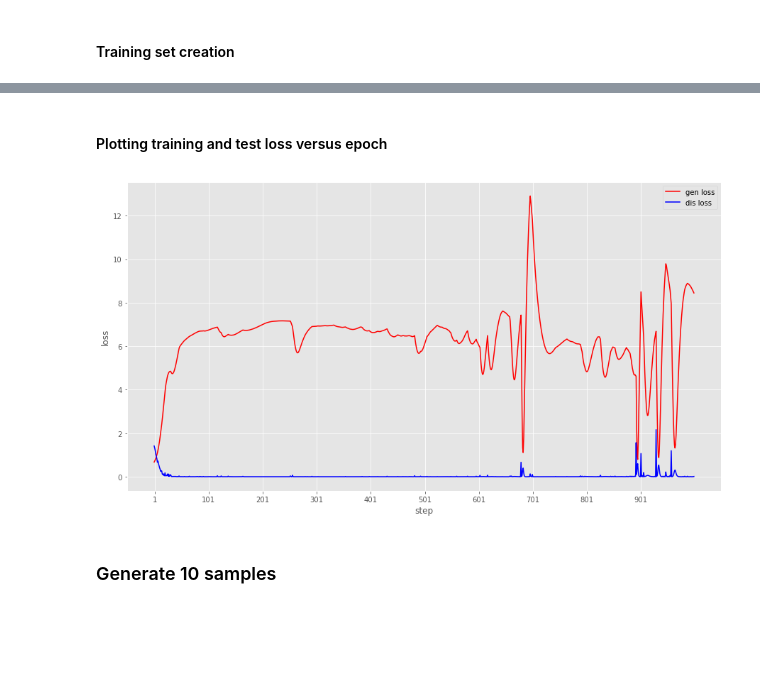
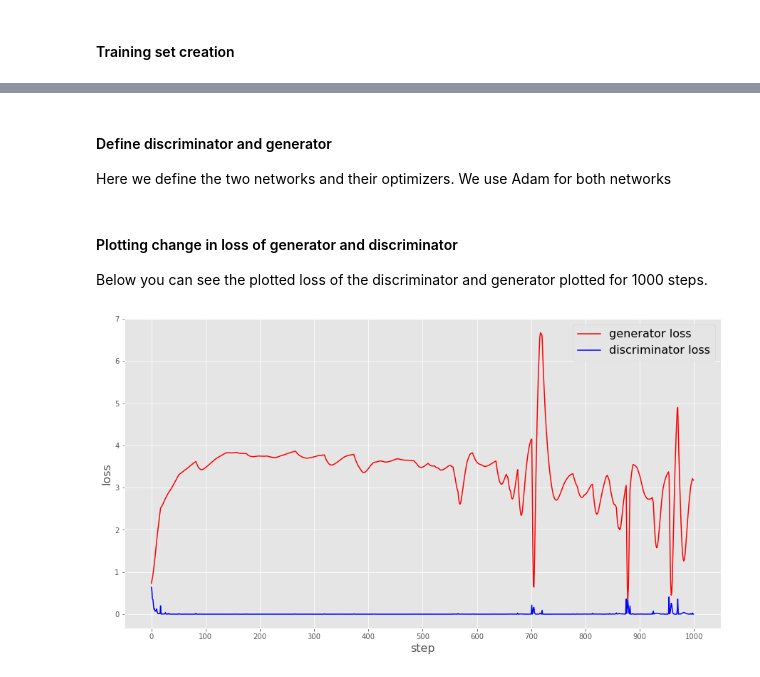
Before and after one commit to pieterwolfert/ccn, a Jupyter notebook: assignment6/Assignment6.ipynb, the cells around one changed output, grey strips where cells are left out. Drawn from its saved outputs; the diff is of its cells as text; code cells hidden in the pictures; blank space fills up the shorter version.

```diff
--- a/assignment6/Assignment6.ipynb
+++ b/assignment6/Assignment6.ipynb
@@ -65,32 +95,3 @@ In the class below the structure of the discriminator (GAN) is defined and a cla
-# %%
-class Discriminator(Chain):
-    def __init__(self):
-        super(Discriminator, self).__init__()
-        with self.init_scope():
-            self.conv1 = L.Convolution2D(in_channels=None, out_channels=5, ksize=5, stride=1, pad=0)
-            self.l1 = L.Linear(None, 1)
-
-    def __call__(self, x):
-
-        h = F.relu(self.conv1(x))
-        output = F.sigmoid(self.l1(h))
-        return output
-
-class Classifier_Dis(Chain):
-    """
-
-    Classifier chain on top of Neural Network chain
-    for accuracy evaluation and prediction
-
-    """
-    def __init__(self, predictor):
-        super(Classifier_Dis, self).__init__()
-        with self.init_scope():
-            self.predictor = predictor
-
-    def __call__(self, x):
-        y = self.predictor(x)
-        return y
 # %% [markdown]
 #### Training set creation
 # %%
@@ -105,3 +100,6 @@ plt.imshow((train_data[1][0]), cmap='gray')
+# %% [markdown]
+#### Define discriminator and generator
+Here we define the two networks and their optimizers. We use Adam for both networks
 # %%
 dis = Discriminator()
 classifier_dis = Classifier_Dis(dis)
@@ -126,36 +124,35 @@ for step, sample in enumerate(ri):
     classifier_dis.cleargrads()
     y_fake = F.sum(classifier_dis(x_fake))
     y_real = F.sum(classifier_dis(x))
-    loss_d = -F.log(y_real) - F.log(1 - y_fake)
+    loss_d = -0.5*F.log(y_real) - 0.5*F.log(1 - y_fake)
     dis_loss.append({'step': step, 'loss': loss_d.data})
     loss_d.backward()
     optimizer_dis.update()
 
     # Update Generator
     gen.cleargrads()
-    loss_g = -F.log(y_fake)
+    loss_g = -0.5*F.log(y_fake)
     gen_loss.append({'step': step, 'loss': loss_g.data})
     loss_g.backward()
     optimizer_gen.update()
-# %% [markdown]
-#### Plotting training and test loss versus epoch
+# %% [markdown]
+#### Plotting change in loss of generator and discriminator
+Below you can see the plotted loss of the discriminator and generator plotted for 1000 steps.
 # %%
 def visualize_loss(gen_loss, dis_loss, nr_steps=50):
     matplotlib.style.use('ggplot')
     figure = plt.figure(figsize=(15,8))
     ax = figure.add_subplot(111)
-    ax.set_xlabel('step')
-    ax.set_ylabel('loss')
-    xticks = np.arange(1, nr_steps+1, 100)
+    ax.set_xlabel('step',fontsize=16)
+    ax.set_ylabel('loss', fontsize=16)
+    xticks = np.arange(0, nr_steps+1, 100)
     ax.set_xticks(xticks)
     e_gen, l_gen = [point['step'] for point in gen_loss], [point['loss'] for point in gen_loss]
     e_dis, l_dis = [point['step'] for point in dis_loss], [point['loss'] for point in dis_loss]
     gen, = plt.plot(e_gen, l_gen, 'r', label = 'gen loss')
     dis, = plt.plot(e_dis, l_dis, 'b', label = 'dis loss')
-    plt.legend([gen, dis], ['gen loss', 'dis loss'])
+    plt.legend([gen, dis], ['generator loss', 'discriminator loss'],fontsize=16)
     plt.show()
 visualize_loss(gen_loss, dis_loss, nr_steps=1000)
 # %% [output]
-[figure, old version]
+[figure, new version]
-# %% [markdown]
-### Generate 10 samples
```
Also changed, not shown: parts of 10 cells of this notebook.
